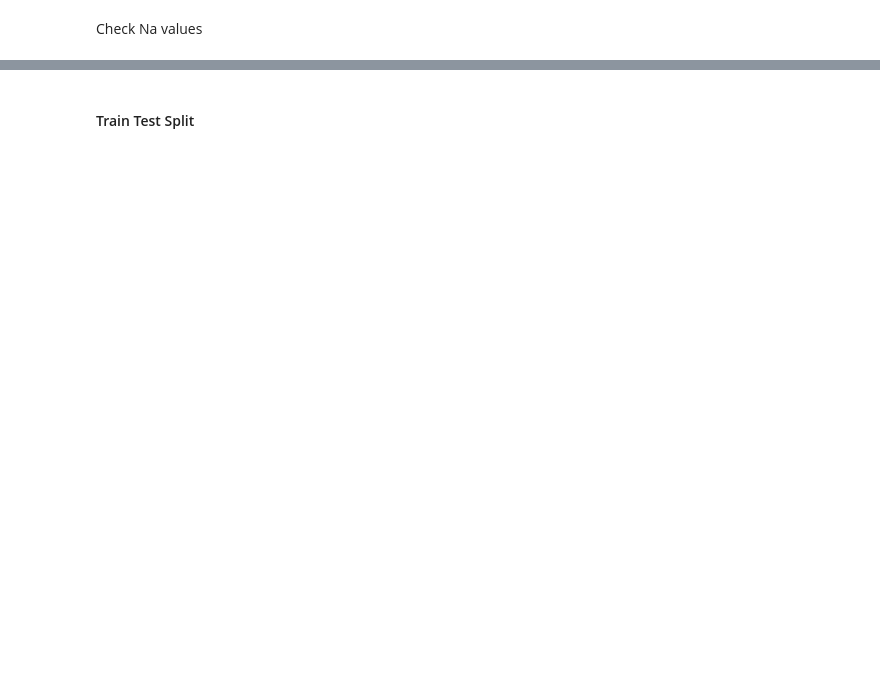
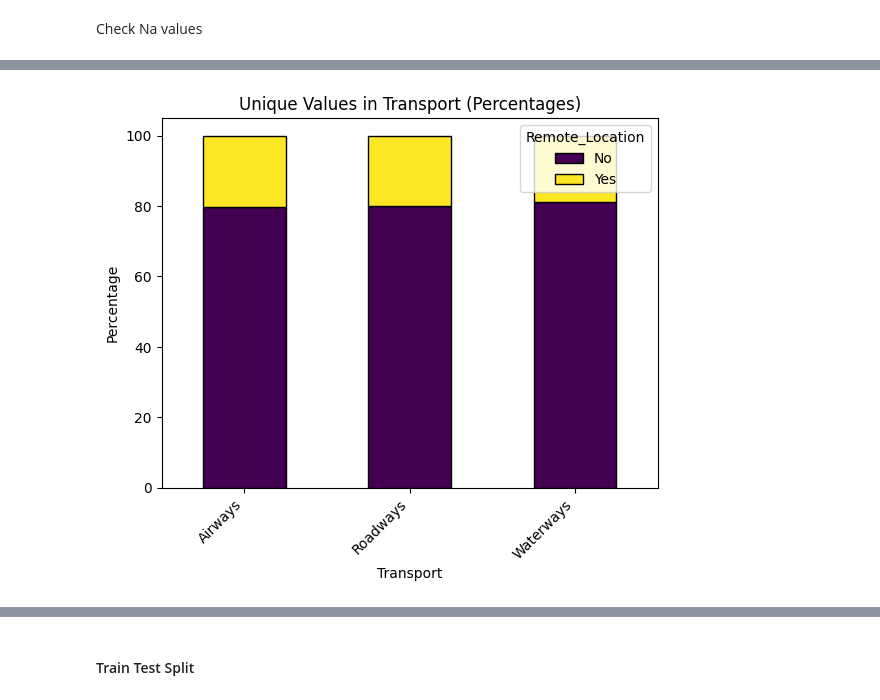
Before and after one commit to Hitesh-Nimbalkar/ML_Project, a Jupyter notebook: Notebook/EDA.ipynb, the cells around one changed output, grey strips where cells are left out. Drawn from its saved outputs; the diff is of its cells as text; code cells hidden in the pictures; blank space fills up the shorter version.

```diff
--- a/Notebook/EDA.ipynb
+++ b/Notebook/EDA.ipynb
@@ -134,0 +208,40 @@ Remote_Location: 11.86%
+# %%
+def plot_categorical_unique_values(df, column_label, hue_column=None):
+    """
+    Plot unique values in a specific categorical column along with their percentages.
+
+    Parameters:
+    - df: pandas DataFrame
+    - column_label: Label of the categorical column to plot
+    - hue_column: Optional, label of a second categorical column for coloring the bars
+    """
+    # Check if the specified column exists in the DataFrame
+    if column_label not in df.columns:
+        print(f"Column '{column_label}' not found in the DataFrame.")
+        return
+
+    # Check if the hue column exists
+    if hue_column and hue_column not in df.columns:
+        print(f"Hue column '{hue_column}' not found in the DataFrame.")
+        return
+
+    # Plot unique values for the specified categorical column with or without hue
+    if hue_column:
+        g = df.groupby([column_label, hue_column]).size().unstack()
+        g = g.div(g.sum(axis=1), axis=0) * 100  # Convert to percentages
+        g.plot(kind='bar', stacked=True, colormap='viridis', edgecolor='black')
+    else:
+        value_counts = df[column_label].value_counts(normalize=True) * 100  # Calculate percentages
+        value_counts.plot(kind='bar', color='skyblue', edgecolor='black')
+
+    # Set plot labels and title
+    plt.title(f'Unique Values in {column_label} (Percentages)')
+    plt.xlabel(column_label)
+    plt.ylabel('Percentage')
+    plt.xticks(rotation=45, ha='right')  # Rotate x-axis labels for better readability
+    plt.show()
+
+
+plot_categorical_unique_values(df, column_label="Transport", hue_column="Remote_Location")
+# %% [output]
+[figure, added]
```
Also changed, not shown: parts of 29 cells of this notebook.
